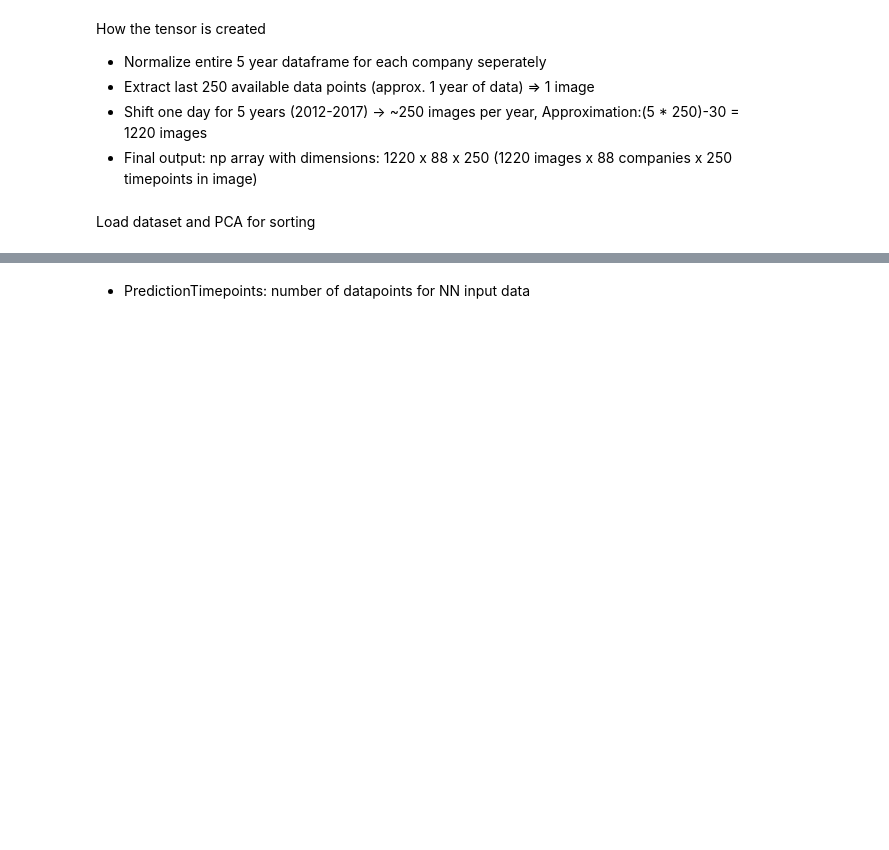
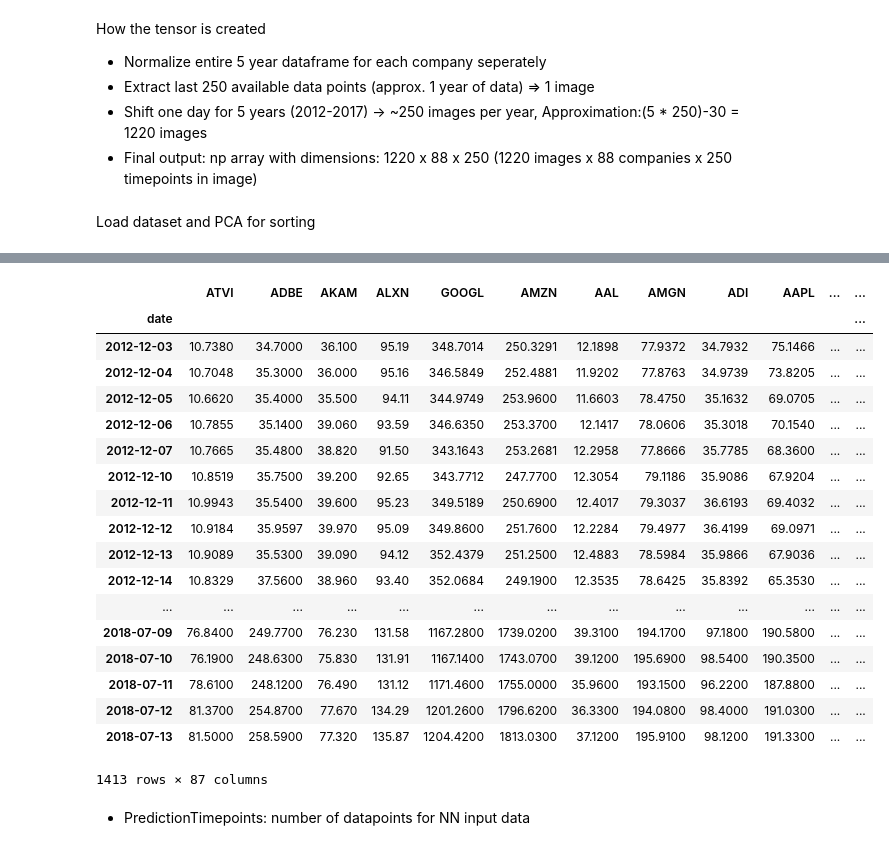
Before and after one commit to praunss/HomeProject, a Jupyter notebook: ForecastingTraining.ipynb, the cells around one changed output, grey strips where cells are left out. Saved outputs shown, nothing was run; the diff lists cells and outputs as text; code cells hidden in the pictures; blank space fills up the shorter version.

```diff
--- a/ForecastingTraining.ipynb
+++ b/ForecastingTraining.ipynb
@@ -110,4 +110,28 @@ mydata.describe()
 8 rows × 87 columns
+# %%
+now = datetime.datetime.now()
+# %%
+mydata[datetime.datetime(2012,12,1):now]
+# %% [output]
+|  | ATVI | ADBE | AKAM | ALXN | GOOGL | AMZN | AAL | AMGN | ADI | AAPL | ... | ... |
+| date |  |  |  |  |  |  |  |  |  |  |  | ... |
+| 2012-12-03 | 10.7380 | 34.7000 | 36.100 | 95.19 | 348.7014 | 250.3291 | 12.1898 | 77.9372 | 34.7932 | 75.1466 | ... | ... |
+| 2012-12-04 | 10.7048 | 35.3000 | 36.000 | 95.16 | 346.5849 | 252.4881 | 11.9202 | 77.8763 | 34.9739 | 73.8205 | ... | ... |
+| 2012-12-05 | 10.6620 | 35.4000 | 35.500 | 94.11 | 344.9749 | 253.9600 | 11.6603 | 78.4750 | 35.1632 | 69.0705 | ... | ... |
+| 2012-12-06 | 10.7855 | 35.1400 | 39.060 | 93.59 | 346.6350 | 253.3700 | 12.1417 | 78.0606 | 35.3018 | 70.1540 | ... | ... |
+| 2012-12-07 | 10.7665 | 35.4800 | 38.820 | 91.50 | 343.1643 | 253.2681 | 12.2958 | 77.8666 | 35.7785 | 68.3600 | ... | ... |
+| 2012-12-10 | 10.8519 | 35.7500 | 39.200 | 92.65 | 343.7712 | 247.7700 | 12.3054 | 79.1186 | 35.9086 | 67.9204 | ... | ... |
+| 2012-12-11 | 10.9943 | 35.5400 | 39.600 | 95.23 | 349.5189 | 250.6900 | 12.4017 | 79.3037 | 36.6193 | 69.4032 | ... | ... |
+| 2012-12-12 | 10.9184 | 35.9597 | 39.970 | 95.09 | 349.8600 | 251.7600 | 12.2284 | 79.4977 | 36.4199 | 69.0971 | ... | ... |
+| 2012-12-13 | 10.9089 | 35.5300 | 39.090 | 94.12 | 352.4379 | 251.2500 | 12.4883 | 78.5984 | 35.9866 | 67.9036 | ... | ... |
+| 2012-12-14 | 10.8329 | 37.5600 | 38.960 | 93.40 | 352.0684 | 249.1900 | 12.3535 | 78.6425 | 35.8392 | 65.3530 | ... | ... |
+| ... | ... | ... | ... | ... | ... | ... | ... | ... | ... | ... | ... | ... |
+| 2018-07-09 | 76.8400 | 249.7700 | 76.230 | 131.58 | 1167.2800 | 1739.0200 | 39.3100 | 194.1700 | 97.1800 | 190.5800 | ... | ... |
+| 2018-07-10 | 76.1900 | 248.6300 | 75.830 | 131.91 | 1167.1400 | 1743.0700 | 39.1200 | 195.6900 | 98.5400 | 190.3500 | ... | ... |
+| 2018-07-11 | 78.6100 | 248.1200 | 76.490 | 131.12 | 1171.4600 | 1755.0000 | 35.9600 | 193.1500 | 96.2200 | 187.8800 | ... | ... |
+| 2018-07-12 | 81.3700 | 254.8700 | 77.670 | 134.29 | 1201.2600 | 1796.6200 | 36.3300 | 194.0800 | 98.4000 | 191.0300 | ... | ... |
+| 2018-07-13 | 81.5000 | 258.5900 | 77.320 | 135.87 | 1204.4200 | 1813.0300 | 37.1200 | 195.9100 | 98.1200 | 191.3300 | ... | ... |
+1413 rows × 87 columns
 # %% [markdown]
 - PredictionTimepoints: number of datapoints for NN input data
 # %%
```
Also changed, not shown: parts of 2 cells of this notebook, 2 other files.
